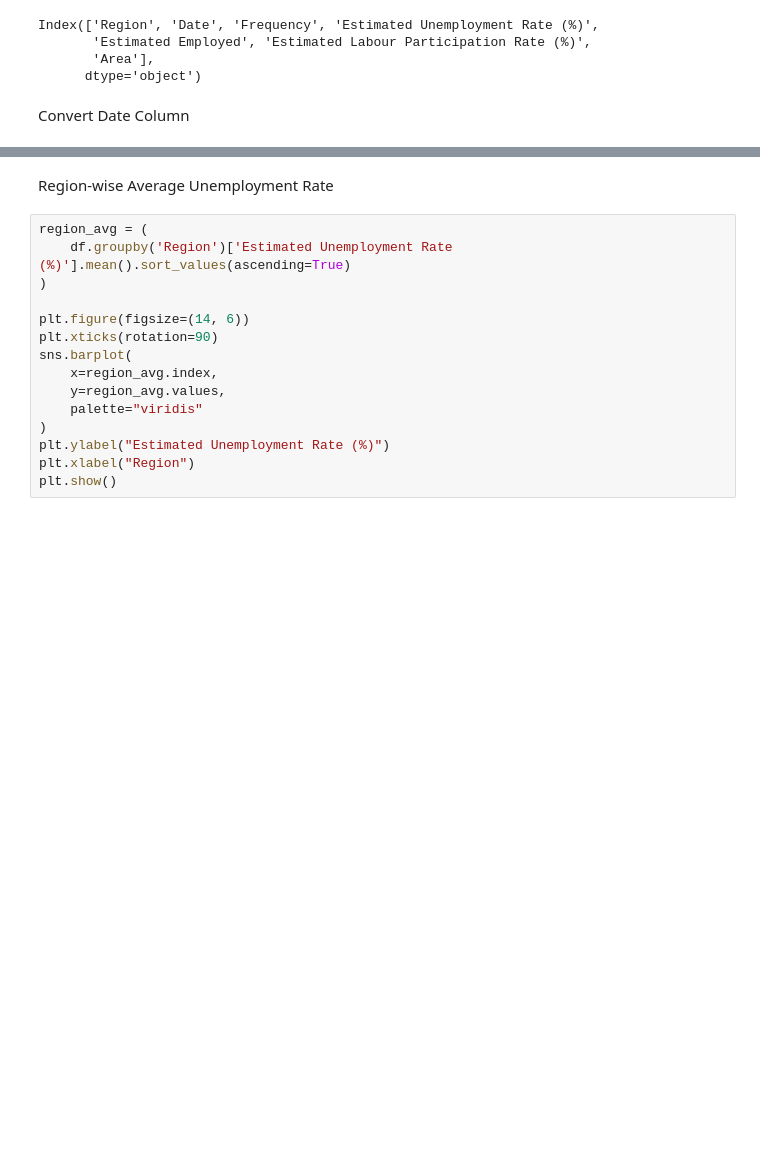
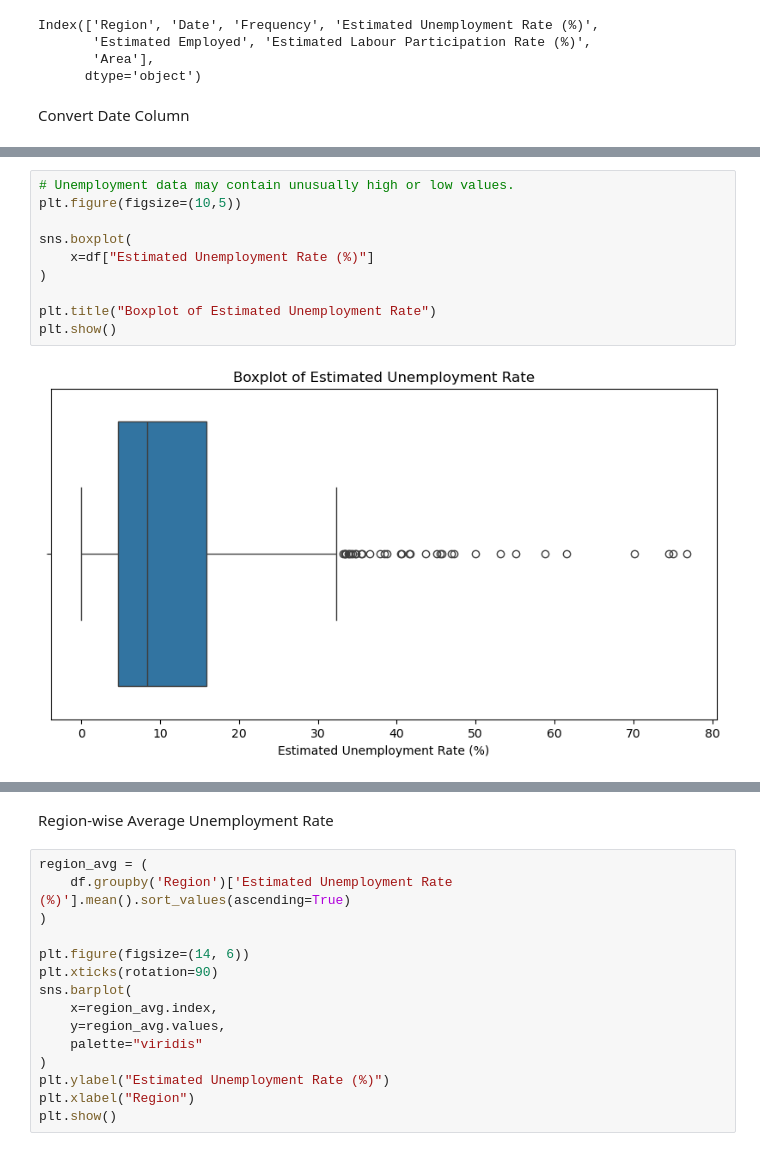
Before and after one commit to jaineshchaurasiya20/OIBSIP, a Jupyter notebook: DataScience-Task2-UnemploymentAnalysis/Unemployment_Analysis.ipynb, the cells around one changed output, grey strips where cells are left out. Cells and saved outputs as stored; diff of their text form; blank space fills up the shorter version.

```diff
--- a/DataScience-Task2-UnemploymentAnalysis/Unemployment_Analysis.ipynb
+++ b/DataScience-Task2-UnemploymentAnalysis/Unemployment_Analysis.ipynb
@@ -150,0 +260,12 @@ df[['Date','Month','Year']].head()
+# %%
+# Unemployment data may contain unusually high or low values.
+plt.figure(figsize=(10,5))
+
+sns.boxplot(
+    x=df["Estimated Unemployment Rate (%)"]
+)
+
+plt.title("Boxplot of Estimated Unemployment Rate")
+plt.show()
+# %% [output]
+[figure, added]
```
Also changed, not shown: parts of 17 cells of this notebook, 3 other files.
